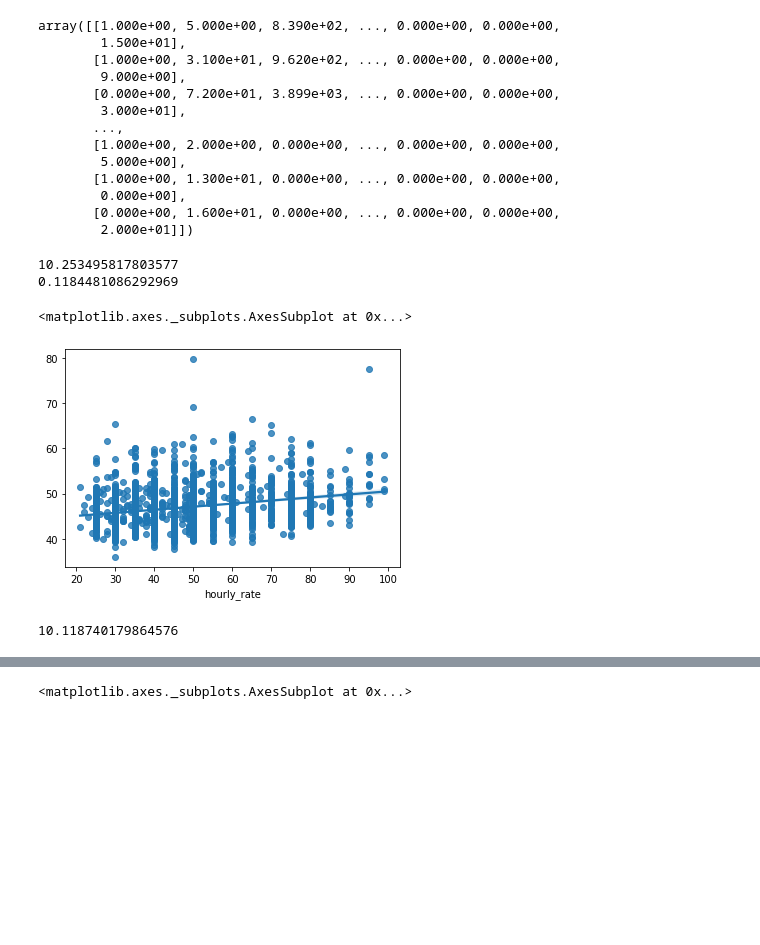
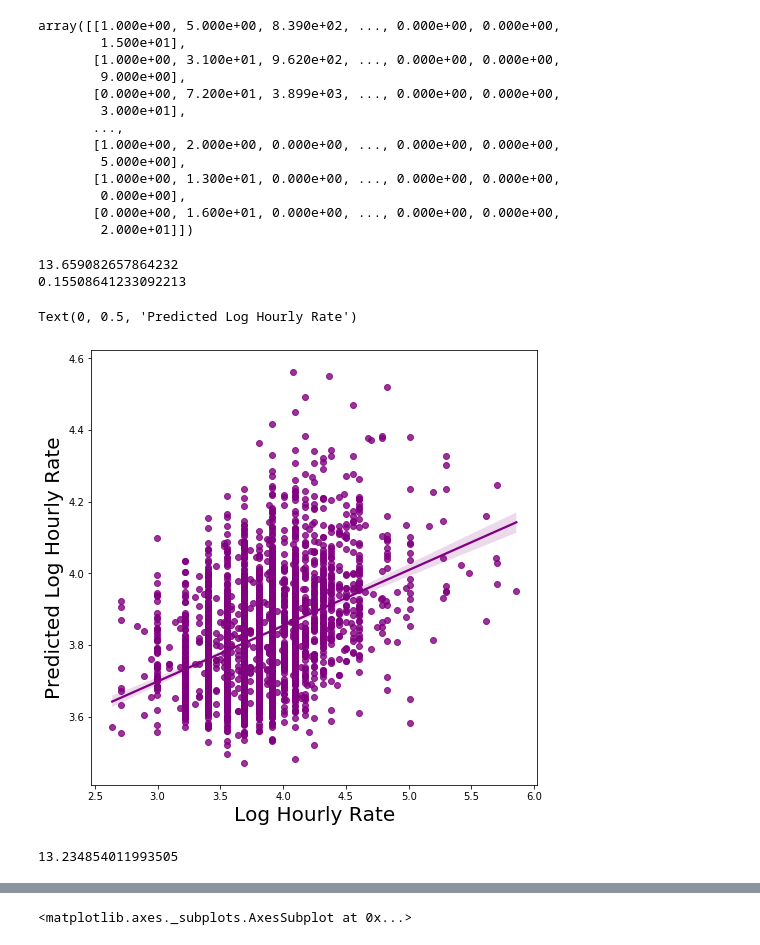
Before and after one commit to cfodonnell/Insight_Project_AsTutor, a Jupyter notebook: EDA/linear_regressions.ipynb, the cells around one changed output, grey strips where cells are left out. Cells and saved outputs as stored; diff of their text form; code cells hidden in the pictures; blank space fills up the shorter version.

```diff
--- a/EDA/linear_regressions.ipynb
+++ b/EDA/linear_regressions.ipynb
@@ -216,9 +247,12 @@ num_features = ['num_subjects','hours_tutoring','edu_length', 'rating_count', 'r
 # %%
 tfidf = pickle.load(open('tfidf.sav', 'rb'))
 #tfidf.fit(tutors_joined['subjects'])
-text = tfidf.transform(tutors_joined['subjects'])
-subjects_df = pd.DataFrame(PCA(n_components=5).fit_transform(text.todense()))
+text_sub = tfidf.transform(tutors_joined['subjects'])
+#subPCA = PCA(n_components=5).fit(text.todense())
+subjects_df = pd.DataFrame(subPCA.transform(text_sub.todense()))
+# %%
+subjects_df = subjects_df.rename(columns={0 : 'sub_0', 1:'sub_1',2: 'sub_2',3:'sub_3',4:'sub_4'})
 # %%
-tdf = tutors_joined.join(subjects_df).drop_duplicates(subset='tutor_ids')
+tdf = tutors_joined.join(subjects_df).drop_duplicates(subset='tutor_ids').reset_index(drop=True)
 tutors_tfidf = pd.merge(tutor_data,tdf,left_on = 'tut_id',right_on = 'tutor_ids')[all_features]
 # %%
@@ -263,11 +297,13 @@ array([[1.000e+00, 5.000e+00, 8.390e+02, ..., 0.000e+00, 0.000e+00,
 poly = PolynomialFeatures(2)
 
 # Set up feature data and target data
-X = tutors_outliers.drop('hourly_rate', axis=1)
+#X = tutors_outliers.drop('hourly_rate', axis=1)
+X = tutors_outliers.drop('log_hourly_rate', axis=1)
 #X = encoded_data.drop('hourly_rate', axis=1)
 
 #X = poly.fit_transform(X)
-y = tutors_outliers['hourly_rate']
+#y = tutors_outliers['hourly_rate']
+y = tutors_outliers['log_hourly_rate']
 #y = encoded_data['hourly_rate']
 
 # Initialise a balanced logisitic regression model
@@ -291,31 +327,34 @@ val_X = val_X.drop(['state','ivy_1e','ivy_2e','ivy_3e'],axis=1)
 model_base.fit(train_X, train_y.values)
 
 preds_val = model_base.predict(val_X)
-#mae = mean_absolute_error(np.exp(val_y.values), np.exp(preds_val))
-mae = mean_absolute_error(val_y.values, preds_val)
+mae = mean_absolute_error(np.exp(val_y.values), np.exp(preds_val))
+#mae = mean_absolute_error(val_y.values, preds_val)
 print(mae)
 print(model_base.score(val_X,val_y))
 # %% [output]
-10.253495817803577
-0.1184481086292969
+13.659082657864232
+0.15508641233092213
-# %%
-sb.regplot(val_y,preds_val)
-# %% [output]
-<matplotlib.axes._subplots.AxesSubplot at 0x...>
-[figure, removed]
+# %%
+fig, ax = plt.subplots(figsize=(8, 8))
+b = sb.regplot(val_y,preds_val, color='purple')
+b.set_xlabel("Log Hourly Rate",fontsize=20)
+b.set_ylabel("Predicted Log Hourly Rate",fontsize=20)
+# %% [output]
+Text(0, 0.5, 'Predicted Log Hourly Rate')
+[figure, added]
 # %%
 # Set up feature data and target data
-X = tutors_outliers.drop('hourly_rate', axis=1)
+#X = tutors_outliers.drop('hourly_rate', axis=1)
 #X = encoded_data.drop('hourly_rate', axis=1)
-#X = encoded_data.drop('log_hourly_rate', axis=1)
+X = tutors_outliers.drop('log_hourly_rate', axis=1)
 
 #X = poly.fit_transform(X)
 #y = encoded_data['hourly_rate']
-y = tutors_outliers['hourly_rate']
-#y = encoded_data['log_hourly_rate']
+#y = tutors_outliers['hourly_rate']
+y = tutors_outliers['log_hourly_rate']
 
 #model_base = Lasso(alpha=0.0004)
-model_xgb = XGBRegressor(n_estimators=600, learning_rate=0.01, random_state=1)
+model_xgb = XGBRegressor(n_estimators=600, learning_rate=0.02, random_state=1)
 
 # Perform feature normalisation
 scaler = StandardScaler()
@@ -332,14 +371,14 @@ val_X = val_X.join(cbenc.transform(val_X[cat_features]).add_suffix('_cb'))
 val_X = val_X.drop(['state','ivy_1e','ivy_2e','ivy_3e'],axis=1)
 
 #model_base.fit(train_X.values, train_y.values)
-model_xgb.fit(train_X, train_y.values)
+model_xgb.fit(train_X.values, train_y.values)
 
-preds_val = model_xgb.predict(val_X)
-#mae = mean_absolute_error(np.exp(val_y.values), np.exp(preds_val))
-mae = mean_absolute_error(val_y.values, preds_val)
+preds_val = model_xgb.predict(val_X.values)
+mae = mean_absolute_error(np.exp(val_y.values), np.exp(preds_val))
+#mae = mean_absolute_error(val_y.values, preds_val)
 print(mae)
 # %% [output]
-10.118740179864576
+13.234854011993505
 # %%
 print(model_xgb.score(val_X,val_y))
 # %% [output]
```
Also changed, not shown: parts of 26 cells of this notebook, 29 other files.
